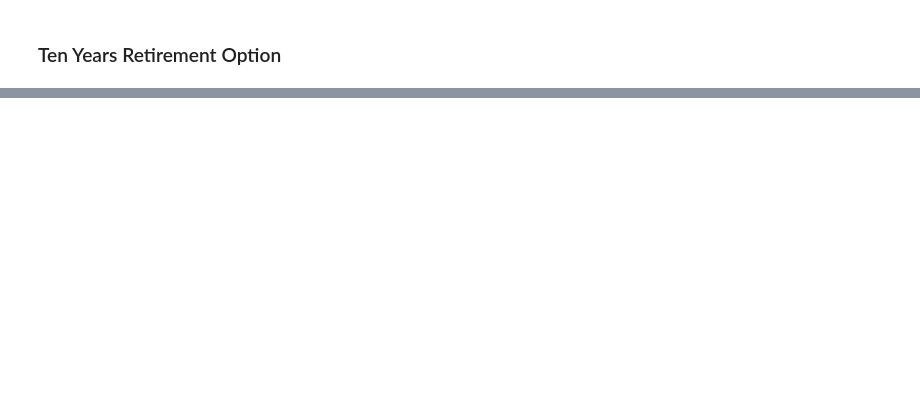
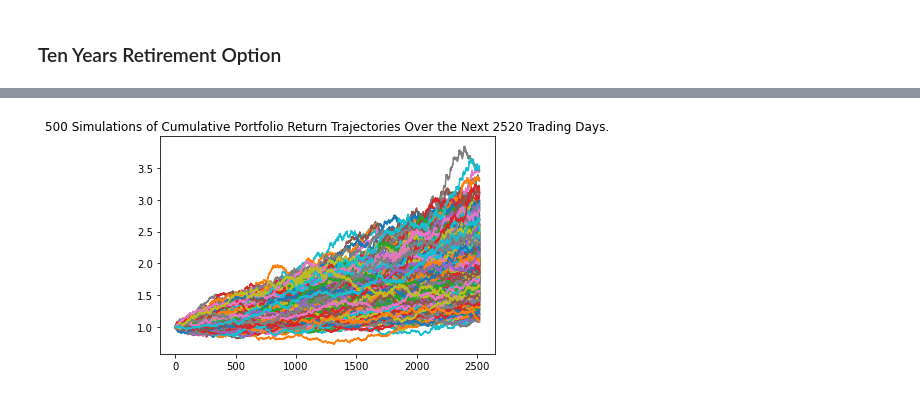
Before and after one commit to rbawilliams/Module-5-Challenge, a Jupyter notebook: financial_planning_tools.ipynb, the cells around one changed output, grey strips where cells are left out. Drawn from its saved outputs; the diff is of its cells as text; code cells hidden in the pictures; blank space fills up the shorter version.

```diff
--- a/financial_planning_tools.ipynb
+++ b/financial_planning_tools.ipynb
@@ -455,2 +461,7 @@ Running Monte Carlo simulation number 490.
+# %%
+# Plot simulation outcomes
+simulation_plot = stock_data_MC.plot_simulation().plot(figsize = (10,5))
+# %% [output]
+[figure, added]
 # %%
 # Plot probability distribution and confidence intervals
```
Also changed, not shown: parts of 19 cells of this notebook.
